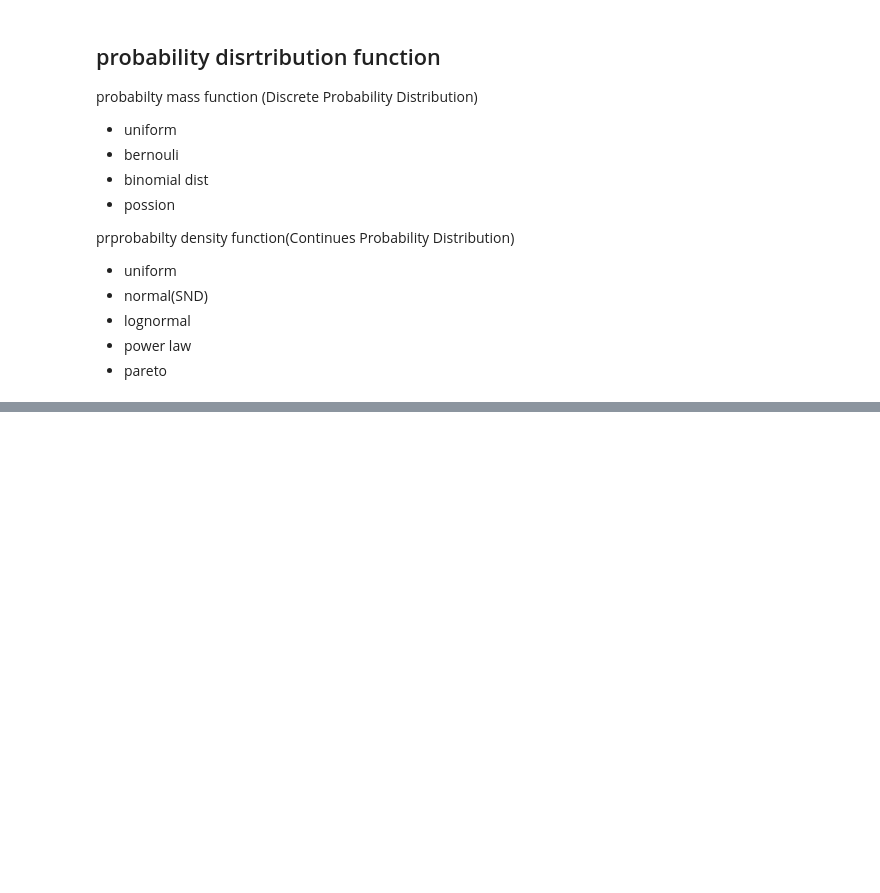
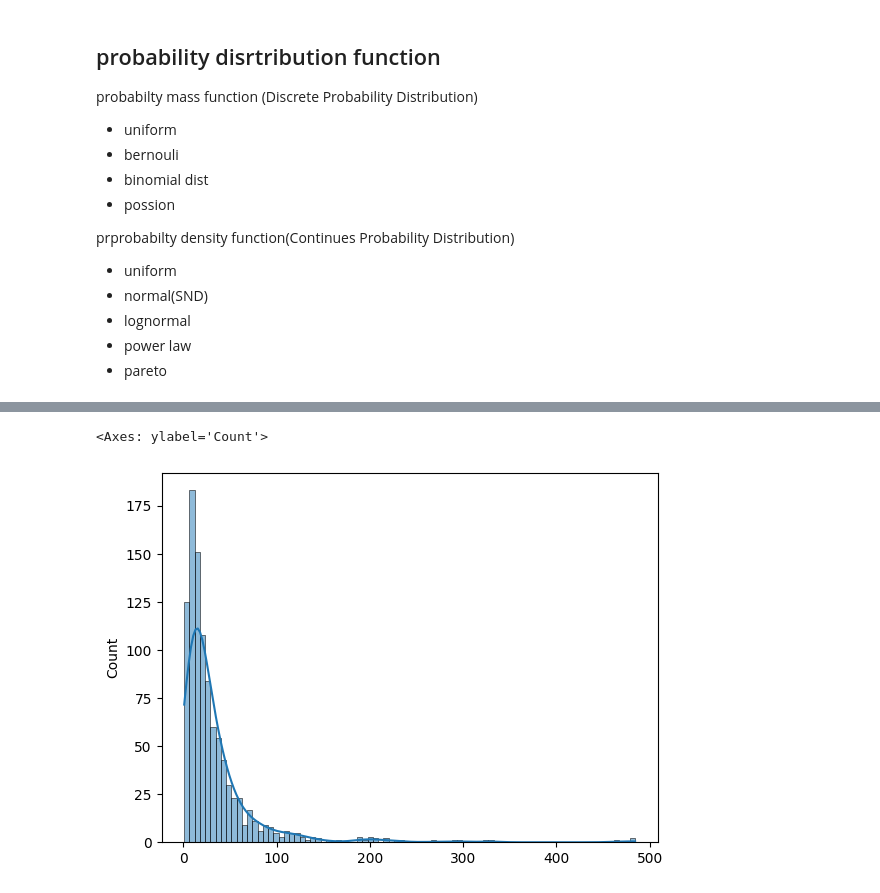
Before and after one commit to sankar0453/statistics, a Jupyter notebook: complete_statistics.ipynb, the cells around one changed output, grey strips where cells are left out. Saved outputs shown, nothing was run; the diff lists cells and outputs as text; code cells hidden in the pictures; blank space fills up the shorter version.

```diff
--- a/complete_statistics.ipynb
+++ b/complete_statistics.ipynb
@@ -121,0 +144,9 @@ sns.histplot(normal_distributed_data,kde=True)
+# %%
+mu=3.0
+sigma=1.0
+lognormal_distributed_data=np.random.lognormal(mu,sigma,1000)
+# %%
+sns.histplot(lognormal_distributed_data,kde=True)
+# %% [output]
+<Axes: ylabel='Count'>
+[figure, added]
```
Also changed, not shown: parts of 35 cells of this notebook.
